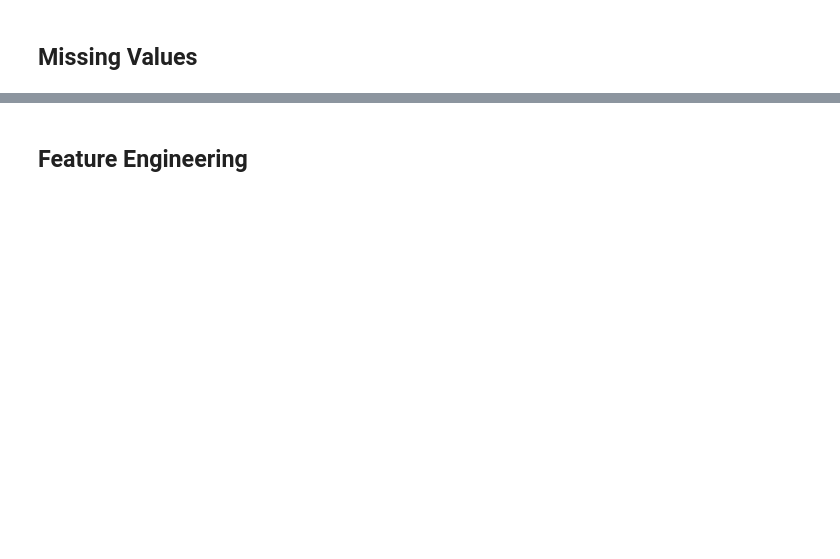
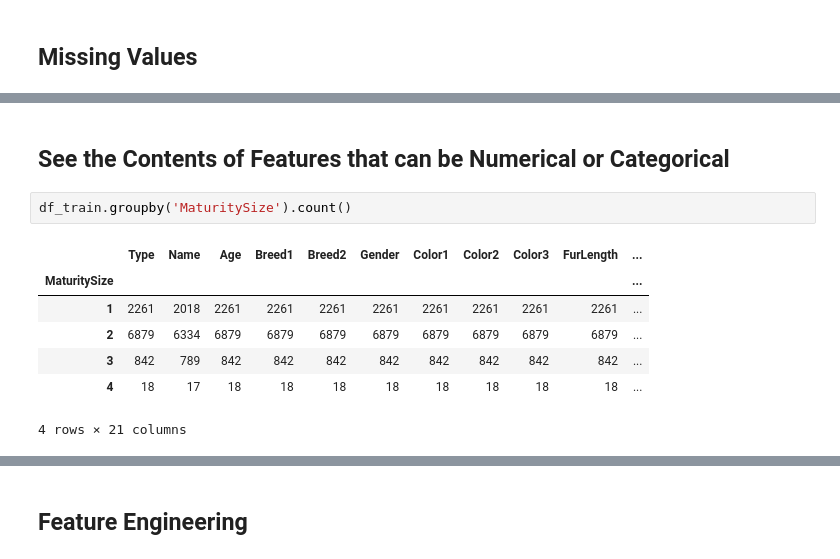
Before and after one commit to mdjoh/Kaggle-Pets, a Jupyter notebook: CEBD 1260 Kaggle - Pet Adoption.ipynb, the cells around one changed output, grey strips where cells are left out. Drawn from its saved outputs; the diff is of its cells as text; blank space fills up the shorter version.

```diff
--- a/CEBD 1260 Kaggle - Pet Adoption.ipynb
+++ b/CEBD 1260 Kaggle - Pet Adoption.ipynb
@@ -47,0 +90,12 @@ print(df_test.isnull().sum())
+# %% [markdown]
+## See the Contents of Features that can be Numerical or Categorical
+# %%
+df_train.groupby('MaturitySize').count()
+# %% [output]
+|  | Type | Name | Age | Breed1 | Breed2 | Gender | Color1 | Color2 | Color3 | FurLength | ... |
+| MaturitySize |  |  |  |  |  |  |  |  |  |  | ... |
+| 1 | 2261 | 2018 | 2261 | 2261 | 2261 | 2261 | 2261 | 2261 | 2261 | 2261 | ... |
+| 2 | 6879 | 6334 | 6879 | 6879 | 6879 | 6879 | 6879 | 6879 | 6879 | 6879 | ... |
+| 3 | 842 | 789 | 842 | 842 | 842 | 842 | 842 | 842 | 842 | 842 | ... |
+| 4 | 18 | 17 | 18 | 18 | 18 | 18 | 18 | 18 | 18 | 18 | ... |
+4 rows × 21 columns
```
Also changed, not shown: parts of 34 cells of this notebook.
